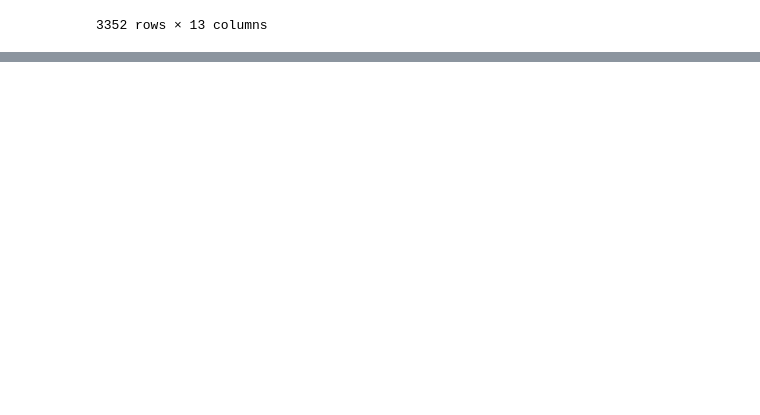
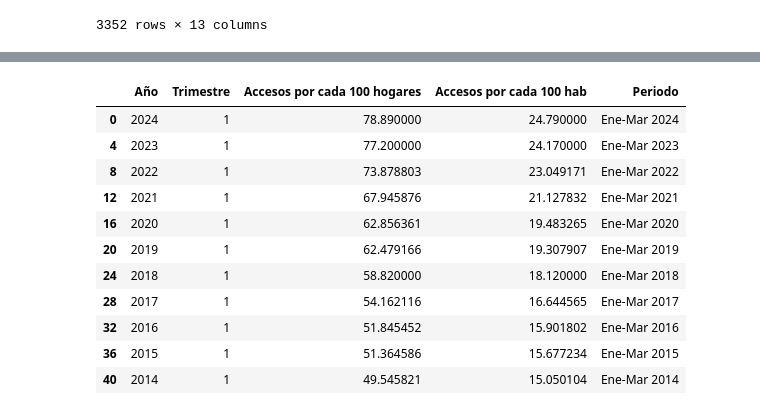
Before and after one commit to FerchoHenry/fmgc-pida, a Jupyter notebook: notebooks/EDA.ipynb, the cells around one changed output, grey strips where cells are left out. Drawn from its saved outputs; the diff is of its cells as text; code cells hidden in the pictures; blank space fills up the shorter version.

```diff
--- a/notebooks/EDA.ipynb
+++ b/notebooks/EDA.ipynb
@@ -215,0 +401,18 @@ df_Accesos_tecnologia_localidad
+# %%
+#Solo se cuenta con la info del primer trimestre del 2024,
+# por lo que para ver una evolucion nos quedamos solo con la info del 1er Trimestre de cada año
+df_Penetracion_totales = df_Penetracion_totales[df_Penetracion_totales['Trimestre']== 1]
+df_Penetracion_totales
+# %% [output]
+|  | Año | Trimestre | Accesos por cada 100 hogares | Accesos por cada 100 hab | Periodo |
+| 0 | 2024 | 1 | 78.890000 | 24.790000 | Ene-Mar 2024 |
+| 4 | 2023 | 1 | 77.200000 | 24.170000 | Ene-Mar 2023 |
+| 8 | 2022 | 1 | 73.878803 | 23.049171 | Ene-Mar 2022 |
+| 12 | 2021 | 1 | 67.945876 | 21.127832 | Ene-Mar 2021 |
+| 16 | 2020 | 1 | 62.856361 | 19.483265 | Ene-Mar 2020 |
+| 20 | 2019 | 1 | 62.479166 | 19.307907 | Ene-Mar 2019 |
+| 24 | 2018 | 1 | 58.820000 | 18.120000 | Ene-Mar 2018 |
+| 28 | 2017 | 1 | 54.162116 | 16.644565 | Ene-Mar 2017 |
+| 32 | 2016 | 1 | 51.845452 | 15.901802 | Ene-Mar 2016 |
+| 36 | 2015 | 1 | 51.364586 | 15.677234 | Ene-Mar 2015 |
+| 40 | 2014 | 1 | 49.545821 | 15.050104 | Ene-Mar 2014 |
```
Also changed, not shown: parts of 31 cells of this notebook.
